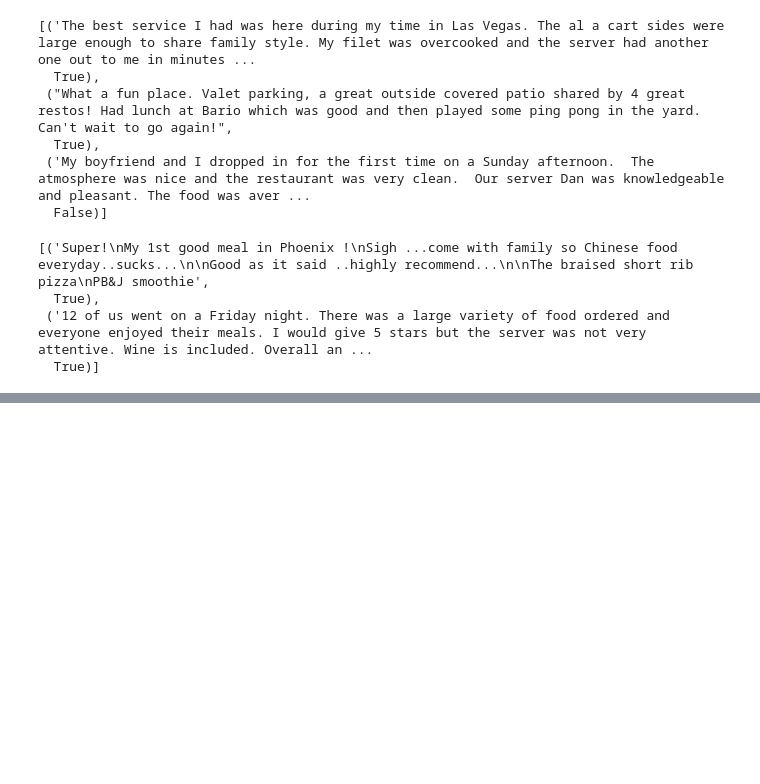
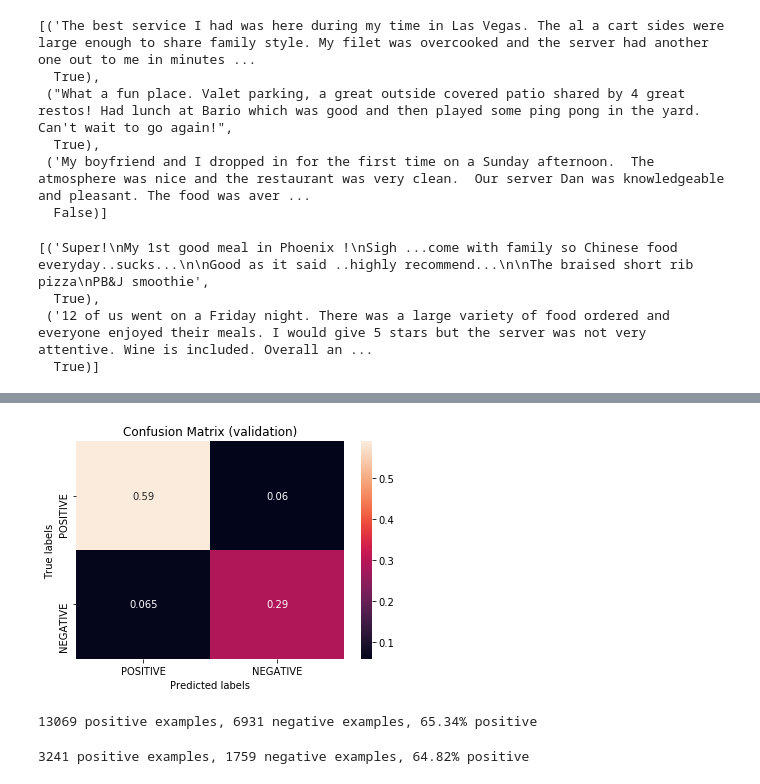
Before and after one commit to cmd16/cs344-artificial-intelligence, a Jupyter notebook: final_project/yelp_reviews.ipynb, the cells around one changed output, grey strips where cells are left out. Saved outputs shown, nothing was run; the diff lists cells and outputs as text; code cells hidden in the pictures; blank space fills up the shorter version.

```diff
--- a/final_project/yelp_reviews.ipynb
+++ b/final_project/yelp_reviews.ipynb
@@ -327,0 +354,27 @@ def plot_metrics(history):
+# %%
+plot_cm(metrics_small['cm_validation'].iloc[-1], title="Confusion Matrix (validation)")
+# %% [output]
+[figure, added]
+# %%
+_, train_cats = train_info
+num_n = 0
+for row in train_cats:
+    for key, value in row.items():
+        if key == 'NEGATIVE' and value is True:
+            num_n += 1
+num_p = len(train_cats) - num_n
+print(f"{num_p} positive examples, {num_n} negative examples, {num_p/len(train_cats)*100:.2f}% positive")
+# %% [output]
+13069 positive examples, 6931 negative examples, 65.34% positive
+# %%
+_, dev_cats = dev_info
+dev_n = 0
+dev_p = 0
+for row in dev_cats:
+    for key, value in row.items():
+        if key == 'NEGATIVE' and value is True:
+            dev_n += 1
+dev_p = len(dev_cats) - dev_n
+print(f"{dev_p} positive examples, {dev_n} negative examples, {dev_p/len(dev_cats)*100:.2f}% positive")
+# %% [output]
+3241 positive examples, 1759 negative examples, 64.82% positive
```
Also changed, not shown: parts of 24 cells of this notebook.
